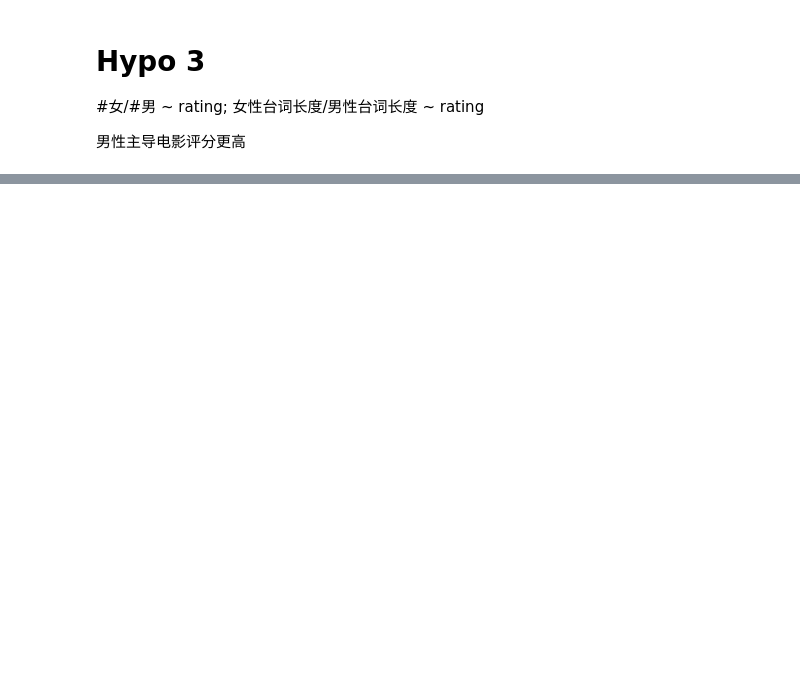
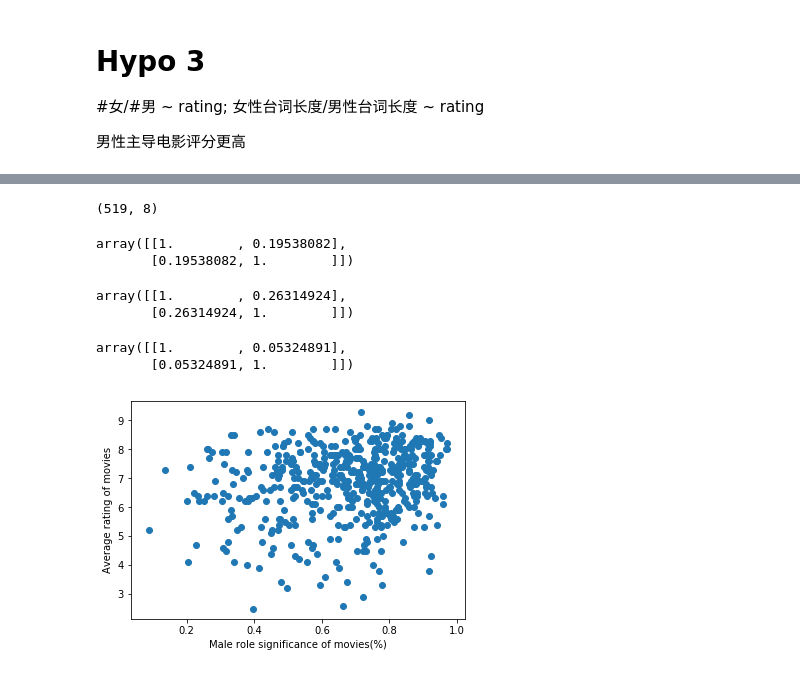
Before and after one commit to JingQian87/6998-MethodsDS, a Jupyter notebook: Project/EMDS_stats.ipynb, the cells around one changed output, grey strips where cells are left out. Drawn from its saved outputs; the diff is of its cells as text; code cells hidden in the pictures; blank space fills up the shorter version.

```diff
--- a/Project/EMDS_stats.ipynb
+++ b/Project/EMDS_stats.ipynb
@@ -462,0 +548,3 @@ NameError: ignored
+# %%
+test2=test.unstack(level=1)
+test2.head()
@@ -462,0 +573,12 @@ NameError: ignored
+# %%
+ratio = []
+for i in test2.index:
+  if not test2.m[i]:
+    ratio.append(0.0)
+  elif not test2.f[i]:
+    ratio.append(1.0)
+  else:
+    ratio.append(test2.m[i]/test2.loc[i].sum())
+#print(ratio)
+test2['line_ratio'] = ratio
+test2.head()
@@ -462,0 +597,2 @@ NameError: ignored
+# %%
+test2 = test2.join(metadata.set_index('movie_id'), how='left', on='movie_id')
@@ -462,0 +609,25 @@ NameError: ignored
+# %%
+test2 = test2.dropna(how='any')
+print(np.shape(test2))
+np.corrcoef(test2.line_ratio, test2.avg_rating)
+# %% [output]
+(519, 8)
+array([[1.        , 0.19538082],
+       [0.19538082, 1.        ]])
+# %%
+np.corrcoef(test2.m, test2.avg_rating)
+# %% [output]
+array([[1.        , 0.26314924],
+       [0.26314924, 1.        ]])
+# %%
+np.corrcoef(test2.f, test2.avg_rating)
+# %% [output]
+array([[1.        , 0.05324891],
+       [0.05324891, 1.        ]])
+# %%
+plt.scatter(test2.line_ratio, test2.avg_rating)
+plt.xlabel('Male role significance of movies(%)')
+plt.ylabel('Average rating of movies')
+plt.show()
+# %% [output]
+[figure, added]
```
Also changed, not shown: parts of 29 cells of this notebook.
